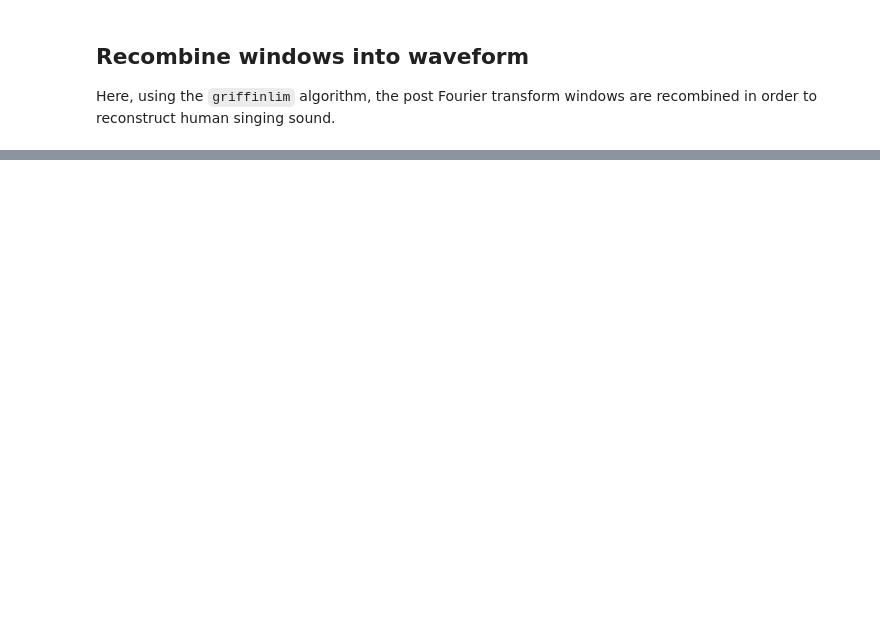
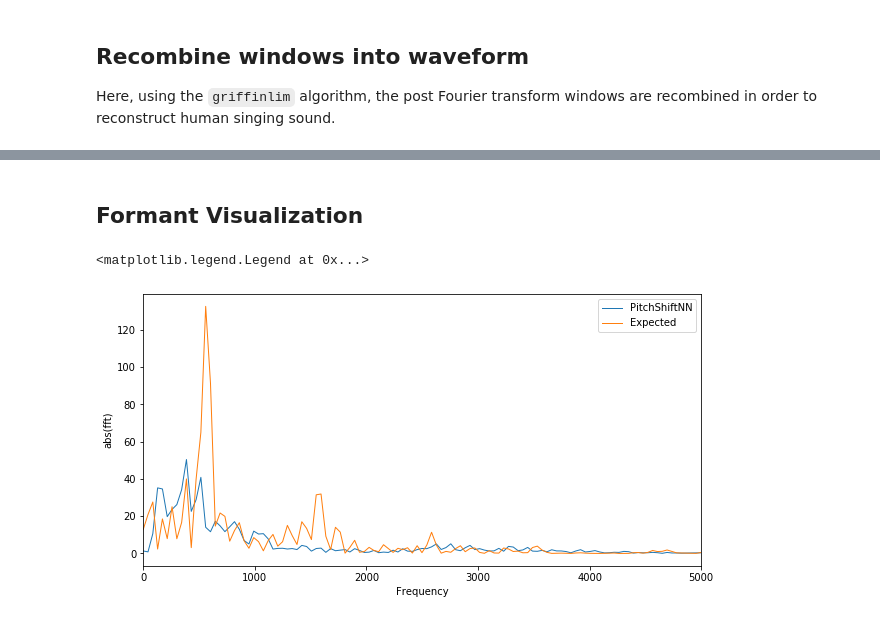
Before and after one commit to zioul123/VocalPitchModulator, a Jupyter notebook: PitchShiftNN Training.ipynb, the cells around one changed output, grey strips where cells are left out. Saved outputs shown, nothing was run; the diff lists cells and outputs as text; code cells hidden in the pictures; blank space fills up the shorter version.

```diff
--- a/PitchShiftNN Training.ipynb
+++ b/PitchShiftNN Training.ipynb
@@ -597,0 +637,21 @@ array([[-2.93599993e-01+0.00000000e+00j, -1.90504000e-01+0.00000000e+00j,
+# %% [markdown]
+## Formant Visualization
+# %%
+# Generate spectra for output_idx
+gl_spectra = stft(gl_waveform, plot=False)
+# %%
+winIdx = 0
+
+x_axis = librosa.core.fft_frequencies(sample_rate, n_ffts)
+plt.figure(figsize=(10, 5))
+plt.xlim(0, 5000)
+plt.xlabel('Frequency')
+plt.ylabel('abs(fft)')
+
+plt.plot(x_axis, np.abs(gl_spectra.T)[winIdx], label="PitchShiftNN", linewidth=1)
+plt.plot(x_axis, np.abs(all_spectrograms[output_idx].T)[winIdx], label='Expected', linewidth=1)
+
+plt.legend(loc='best')
+# %% [output]
+<matplotlib.legend.Legend at 0x...>
+[figure, added]
```
Also changed, not shown: parts of 25 cells of this notebook, 1 other file.
